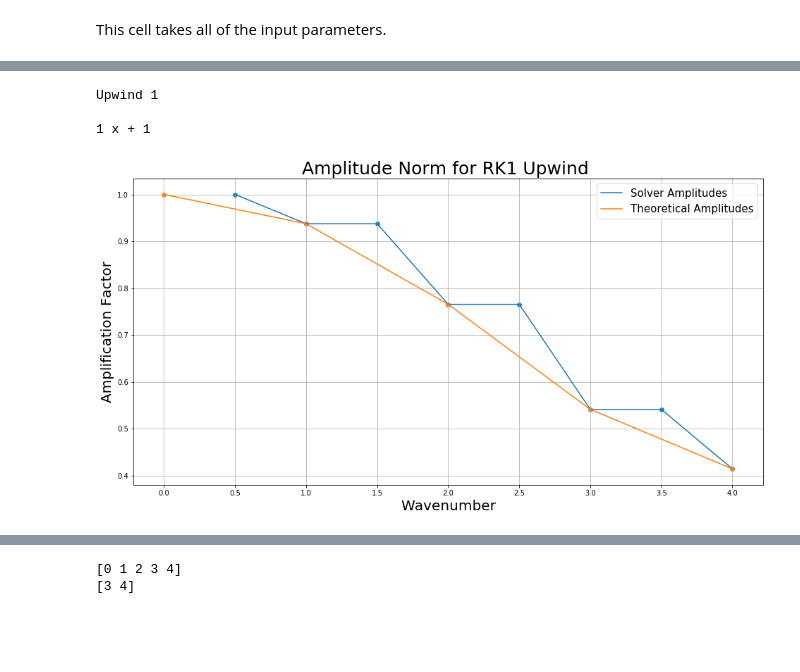
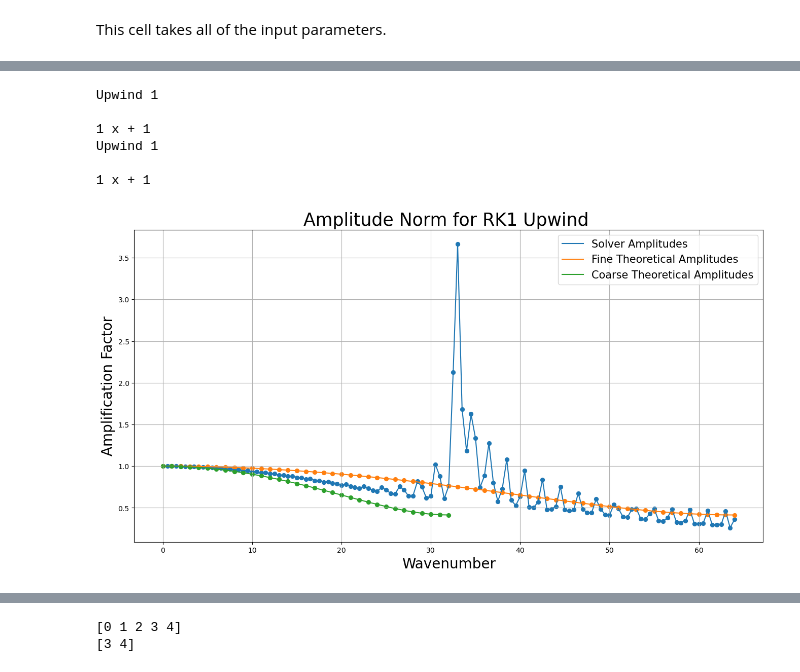
Before and after one commit to 88Sasha88/FV_MG, a Jupyter notebook: UnitTests/AmpErrorUnitTest.ipynb, the cells around one changed output, grey strips where cells are left out. Cells and saved outputs as stored; diff of their text form; code cells hidden in the pictures; blank space fills up the shorter version.

```diff
--- a/UnitTests/AmpErrorUnitTest.ipynb
+++ b/UnitTests/AmpErrorUnitTest.ipynb
@@ -61,9 +61,10 @@ This cell instantiates the Grid and the Physics objects.
 # %%
-omega = BT.Grid(nh_min)
-# finehalf = list(np.arange(int(nh / refRatio)) + int(nh / refRatio))
-# omega.AddPatch(refRatio, finehalf)
-physics = BT.PhysProps(omega, epsilons_r, mus_r, locs, L)
-waves = WT.MakeWaves(omega)
+omegaC = BT.Grid(nh_min)
+omegaAMR = BT.Grid(nh_min)
+finehalf = list(np.arange(int(nh_min / refRatio)) + int(nh_min / refRatio))
+omegaAMR.AddPatch(refRatio, finehalf)
+physics = BT.PhysProps(omegaAMR, epsilons_r, mus_r, locs, L)
+waves = WT.MakeWaves(omegaAMR)
 # %%
 # ----------------------------------------------------------------------------------------------------------------
 # Function: ModeProp
@@ -108,8 +109,6 @@ def ModeProp(omega, physics, nt, CFL, deriv, RK, order):
     restrictOp = GTT.CoarsenOp(omega)
     nullspace = OT.FindNullspace(omega, waves)
 
-    op = -cMat @ OT.SpaceDeriv(omega, order, deriv)
-
     FCoefsF = np.eye(nh_max)# [:, :nh_min]
     FCoefs = np.zeros((degFreed, nh_max), float)
     propFCoefs = np.zeros((degFreed, nh_max), float)
@@ -118,12 +117,12 @@ def ModeProp(omega, physics, nt, CFL, deriv, RK, order):
 
     for k in range(nh_max):
         waveformF = wavesF @ FCoefsF[:, k] # nullspace[:, k]
-        propFCoefs[:, k] = FFTT.PropRestrictWaves(omega, waveformF, c* t) # This is wrong, but it's producing the right results.
+        propFCoefs[:, k] = FFTT.PropRestrictWaves(omega, waveformF, c * t) # This is wrong, but it's producing the right results.
         waveform = restrictOp @ waveformF
         FCoefs[:, k] = FFTT.FourierCoefs(waves @ nullspace, waveform)
 
         # Fill solvFCoefs with coefs for all RK propagated modes.
-        solvFCoefs[:, k] = ST.RungeKutta(omega, physics, waves @ nullspace, waveform, nt, CFL, RK, op) # TimeIntegratorFunc(omega, physics, waves @ nullspace, waveform, nt, CFL, op) # (omega, waves @ nullspace, waveform, nt, c, CFL, DiffFunc)
+        solvFCoefs[:, k] = ST.RungeKutta(omega, physics, waveform, CFL, nt, RK, order, deriv, ST.AdvectRHS) # TimeIntegratorFunc(omega, physics, waves @ nullspace, waveform, nt, CFL, op) # (omega, waves @ nullspace, waveform, nt, c, CFL, DiffFunc)
         exTimeForm = timePropOp @ waveform
         exTimeCoefs[:, k] = FFTT.FourierCoefs(waves @ nullspace, exTimeForm)
         if (k == nh_max - 1):
@@ -162,5 +161,5 @@ def ModeError(omega, physics, nt, CFL, deriv, RK, order, normType = 'L2', errorT
     ks = np.linspace(0.5, nh_max / 2, num = nh_max)
     return ks, solvError, exTimeError, solvNorm
 # %%
-ks, solvError, exTimeError, solvNorm = ModeError(omega, physics, nt, CFL, deriv, RK, order)
+ks, solvError, exTimeError, solvNorm = ModeError(omegaAMR, physics, nt, CFL, deriv, RK, order)
 # %% [output]
@@ -216,35 +215,41 @@ plt.show()
 # %%
-ksT, amps = TT.SolverAmpTheoretical(omega, RK, deriv, CFL)
+ksTC, ampsC = TT.SolverAmpTheoretical(omegaC, RK, deriv, CFL)
+ksT, amps = TT.SolverAmpTheoretical(omegaAMR, RK, deriv, CFL)
 # %% [output]
 Upwind 1
 
 1 x + 1
+Upwind 1
+
+1 x + 1
 # %%
 numPoints, font, X, savePath = PT.UsefulPlotVals()
 s = 32
 saveName = savePath + saveName1 + 'RK' + str(RK) + '.png'
 title = title1 + str(RK) + title2
 fig, ax = plt.subplots(figsize = [16, 8])
 plt.plot(ks, solvNorm, label = 'Solver Amplitudes', color = PT.ColorDefault(0))
 plt.scatter(ks, solvNorm, color = PT.ColorDefault(0), s = s)
-plt.plot(ksT, abs(amps), label = 'Theoretical Amplitudes', color = PT.ColorDefault(1))
+plt.plot(ksT, abs(amps), label = 'Fine Theoretical Amplitudes', color = PT.ColorDefault(1))
 plt.scatter(ksT, abs(amps), color = PT.ColorDefault(1), s = s)
+plt.plot(ksTC, abs(ampsC), label = 'Coarse Theoretical Amplitudes', color = PT.ColorDefault(2))
+plt.scatter(ksTC, abs(ampsC), color = PT.ColorDefault(2), s = s)
 # plt.plot(ksT, np.imag(amps), label = 'Imaginary Amplitudes', color = PT.ColorDefault(2))
 # plt.scatter(ksT, np.imag(amps), color = PT.ColorDefault(2))
 # plt.plot(ks, exTimeError, label = 'Exact Time Error', color = PT.ColorDefault(1))
 # plt.scatter(ks, exTimeError, color = PT.ColorDefault(1))
 plt.title(title, fontsize = 25)
 plt.xlabel('Wavenumber', fontsize = 20)
 plt.ylabel('Amplification Factor', fontsize = 20)
 plt.legend(fontsize = 15)
 plt.grid(True, zorder = 0)
 fig.savefig(saveName, bbox_inches = 'tight', dpi = 400, transparent = False)
 
 # plt.ylim(-10, 1000)
 # plt.yscale('log')
 plt.show()
 # %% [output]
-[figure, old version]
+[figure, new version]
 # %%
 solvTrunc = np.append(solvNorm[0], solvNorm[1::2])
 norm = TT.VectorNorm(solvTrunc - abs(amps), normType = 'L2')
```
Also changed, not shown: parts of 7 cells of this notebook, 8 other files.
